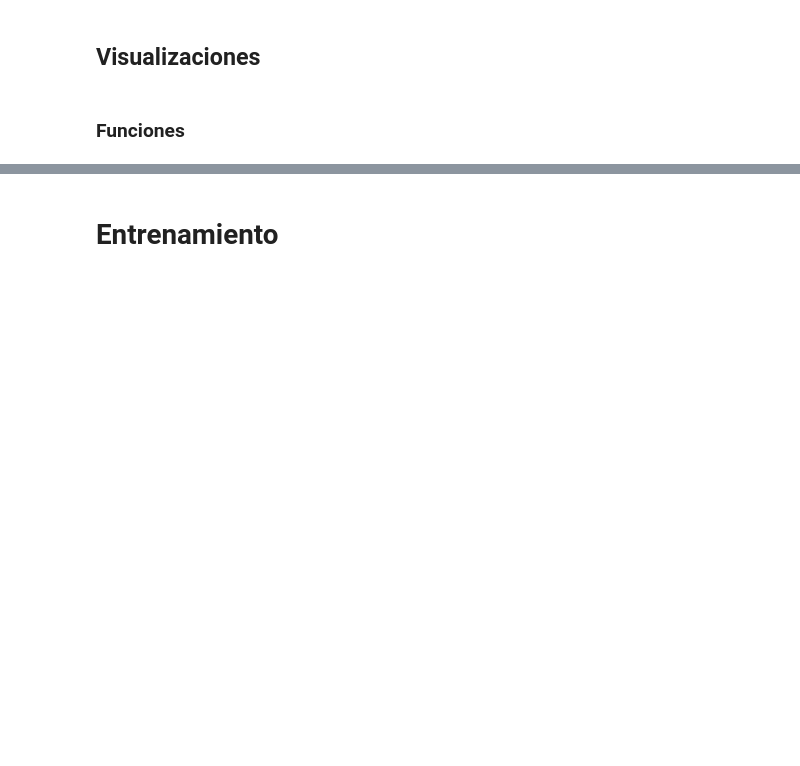
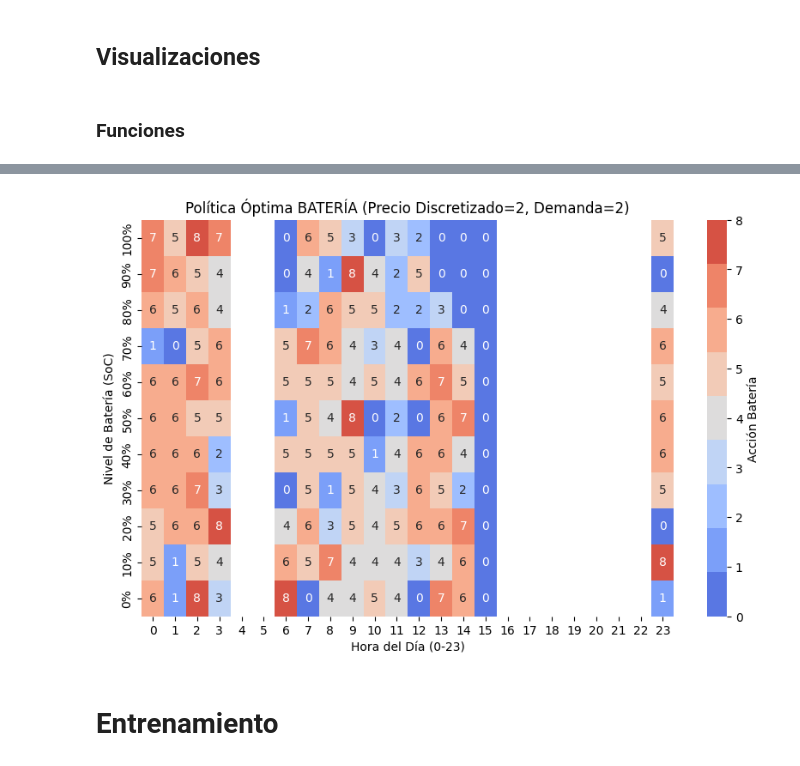
Before and after one commit to palvcam/Reto3_MicroRedes, a Jupyter notebook: OBJETIVO1/Q-learning/q-learning.ipynb, the cells around one changed output, grey strips where cells are left out. Cells and saved outputs as stored; diff of their text form; code cells hidden in the pictures; blank space fills up the shorter version.

```diff
--- a/OBJETIVO1/Q-learning/q-learning.ipynb
+++ b/OBJETIVO1/Q-learning/q-learning.ipynb
@@ -546,2 +566,6 @@ visualizar_comportamiento(env_eval, Q_ganadora, dias=3, hora_inicio=0)
+# %%
+visualizar_politica(Q_ganadora, precio_fijo=2, carga_fija=2)
+# %% [output]
+[figure, added]
 # %% [markdown]
 # Entrenamiento
```
Also changed, not shown: parts of 3 cells of this notebook.
